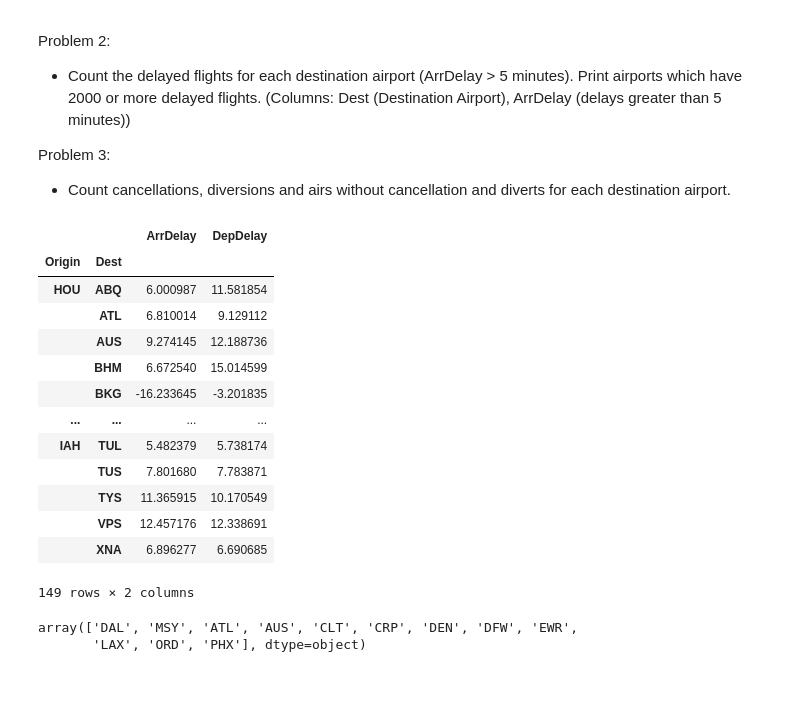
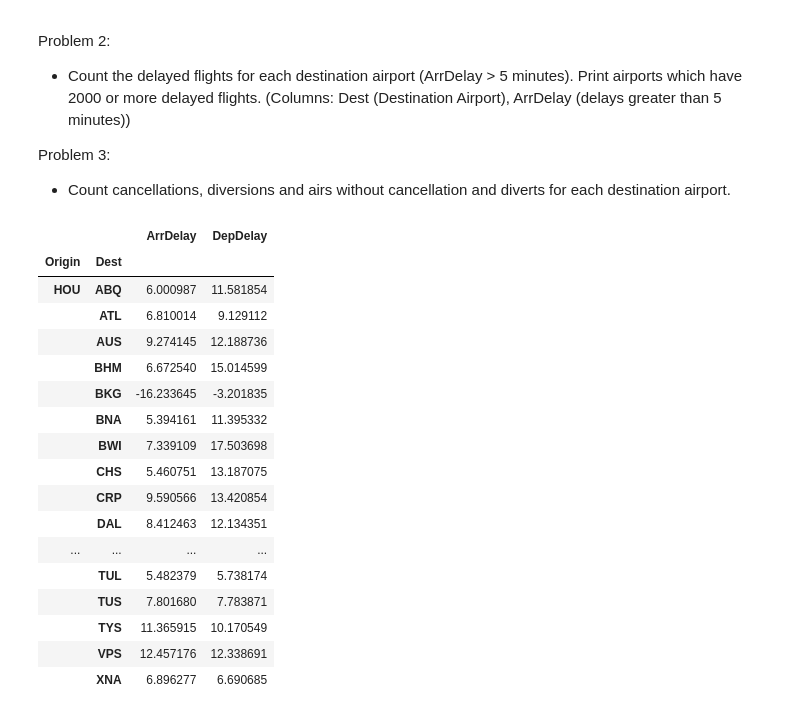
Before and after one commit to i-dongik/pandas-tutorial, a Jupyter notebook: Exercise.ipynb, the cells around one changed output. Cells and saved outputs as stored; diff of their text form; code cells hidden in the pictures; blank space fills up the shorter version.

```diff
--- a/Exercise.ipynb
+++ b/Exercise.ipynb
@@ -17,26 +90,30 @@ hflight = pd.read_csv(
 # %%
+from toolkits.scrollable import display_dataframe as dp
+
 # Ans 1
-hflight.groupby(['Origin', 'Dest'])[['ArrDelay', 'DepDelay']].mean()
+ans = hflight.groupby(['Origin', 'Dest'])[['ArrDelay', 'DepDelay']].mean()
+dp(ans)
 # %% [output]
 |  |  | ArrDelay | DepDelay |
 | Origin | Dest |  |  |
 | HOU | ABQ | 6.000987 | 11.581854 |
 |  | ATL | 6.810014 | 9.129112 |
 |  | AUS | 9.274145 | 12.188736 |
 |  | BHM | 6.672540 | 15.014599 |
 |  | BKG | -16.233645 | -3.201835 |
+|  | BNA | 5.394161 | 11.395332 |
+|  | BWI | 7.339109 | 17.503698 |
+|  | CHS | 5.460751 | 13.187075 |
+|  | CRP | 9.590566 | 13.420854 |
+|  | DAL | 8.412463 | 12.134351 |
 | ... | ... | ... | ... |
-| IAH | TUL | 5.482379 | 5.738174 |
+|  | TUL | 5.482379 | 5.738174 |
 |  | TUS | 7.801680 | 7.783871 |
 |  | TYS | 11.365915 | 10.170549 |
 |  | VPS | 12.457176 | 12.338691 |
 |  | XNA | 6.896277 | 6.690685 |
-149 rows × 2 columns
 # %%
-tmp = hflight[hflight['ArrDelay'] < 5].groupby(['Origin', 'Dest'])[['ArrDelay']].agg(['count']).reset_index()
-tmp.columns = ['Origin', 'Dest', 'Count']
-ans2 = tmp[tmp['Count'] >= 2000]['Dest']
-ans2.unique()
+tmp = hflight[hflight['ArrDelay'] >= 5].groupby(['Origin', 'Dest'])[['ArrDelay']].agg(['count']).reset_index()
+tmp.columns = ['Origin', 'Dest', 'Cnt']
+tmp = tmp[tmp['Cnt'] > 2000]
+dp(tmp)
-# %% [output]
-array(['DAL', 'MSY', 'ATL', 'AUS', 'CLT', 'CRP', 'DEN', 'DFW', 'EWR',
-       'LAX', 'ORD', 'PHX'], dtype=object)
```
Also changed, not shown: parts of 14 cells of this notebook, 1 other file.
